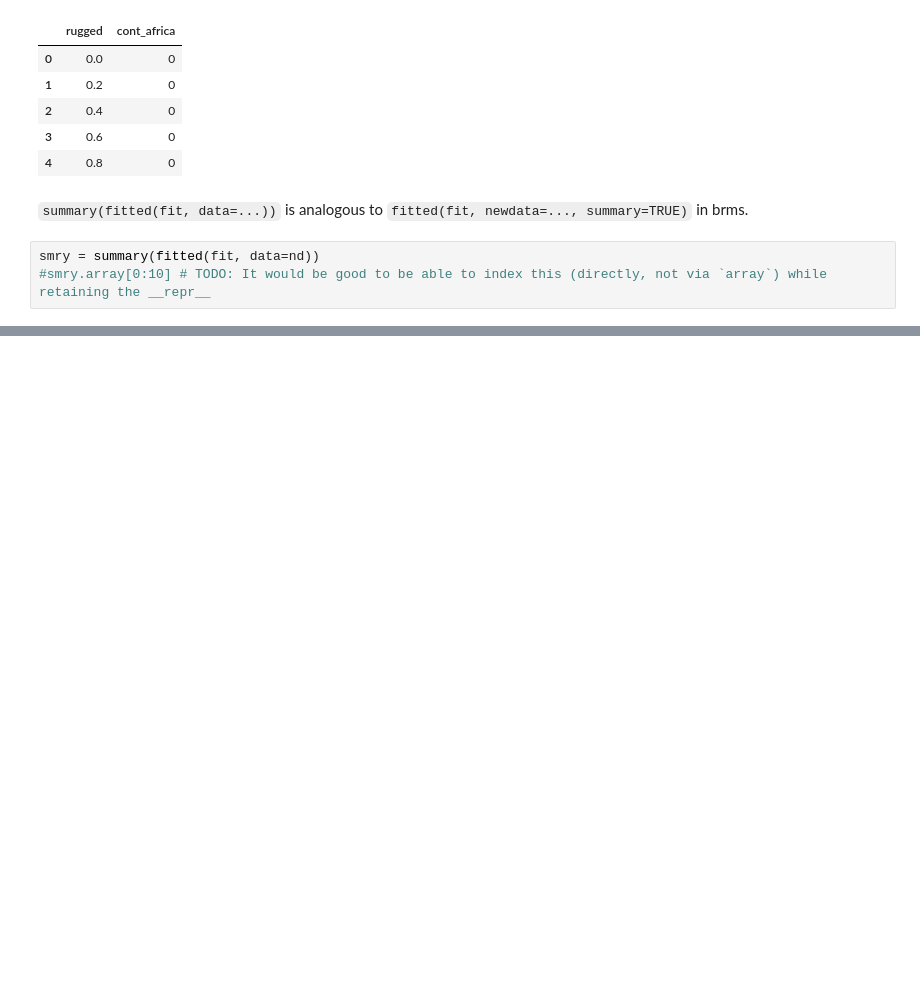
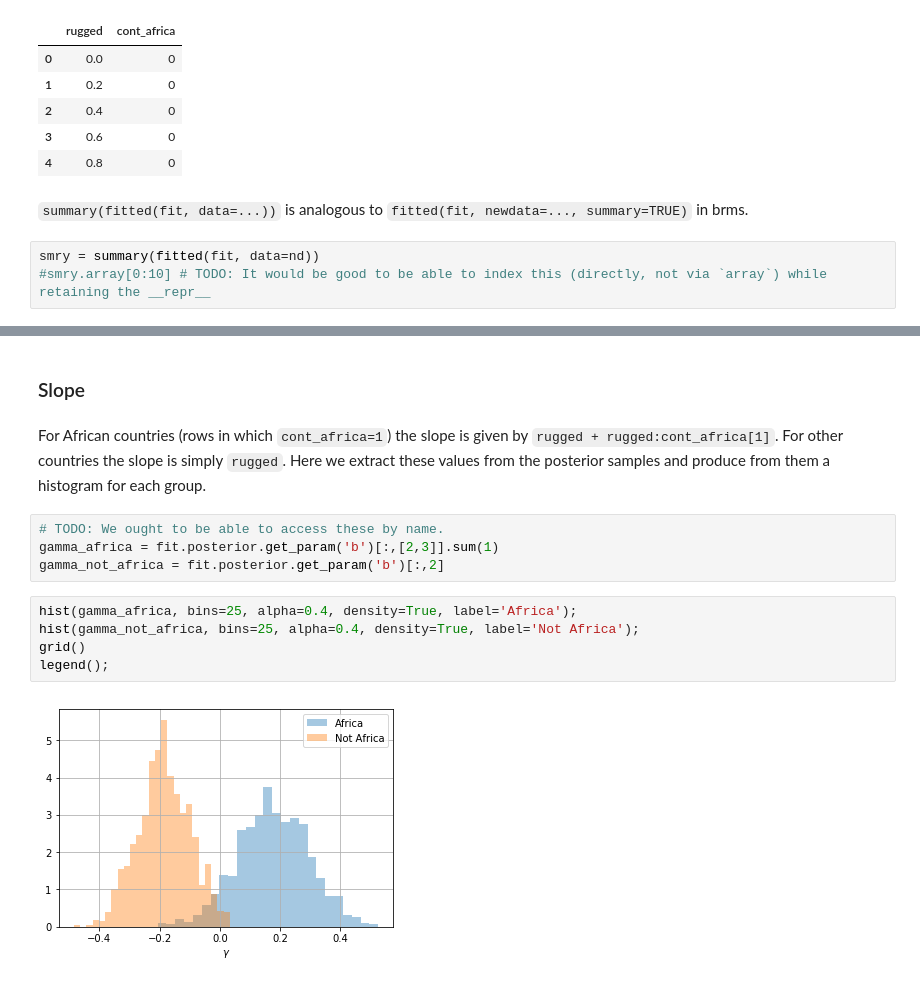
Before and after one commit to pyro-ppl/brmp, a Jupyter notebook: brmp/examples/Africa.ipynb, the cells around one changed output, grey strips where cells are left out. Cells and saved outputs as stored; diff of their text form; blank space fills up the shorter version.

Commit message:
Add plot of slopes to Africa notebook.

```diff
--- a/brmp/examples/Africa.ipynb
+++ b/brmp/examples/Africa.ipynb
@@ -144,0 +145,15 @@ plot_rugged_vs_log_gdp(fit, 1)
+# %% [markdown]
+### Slope
+# %% [markdown]
+For African countries (rows in which `cont_africa=1`) the slope is given by `rugged + rugged:cont_africa[1]`. For other countries the slope is simply `rugged`. Here we extract these values from the posterior samples and produce from them a histogram for each group.
+# %%
+# TODO: We ought to be able to access these by name.
+gamma_africa = fit.posterior.get_param('b')[:,[2,3]].sum(1)
+gamma_not_africa = fit.posterior.get_param('b')[:,2]
+# %%
+hist(gamma_africa, bins=25, alpha=0.4, density=True, label='Africa');
+hist(gamma_not_africa, bins=25, alpha=0.4, density=True, label='Not Africa');
+grid()
+legend();
+# %% [output]
+[figure, added]
```
Also changed, not shown: parts of 2 cells of this notebook.
